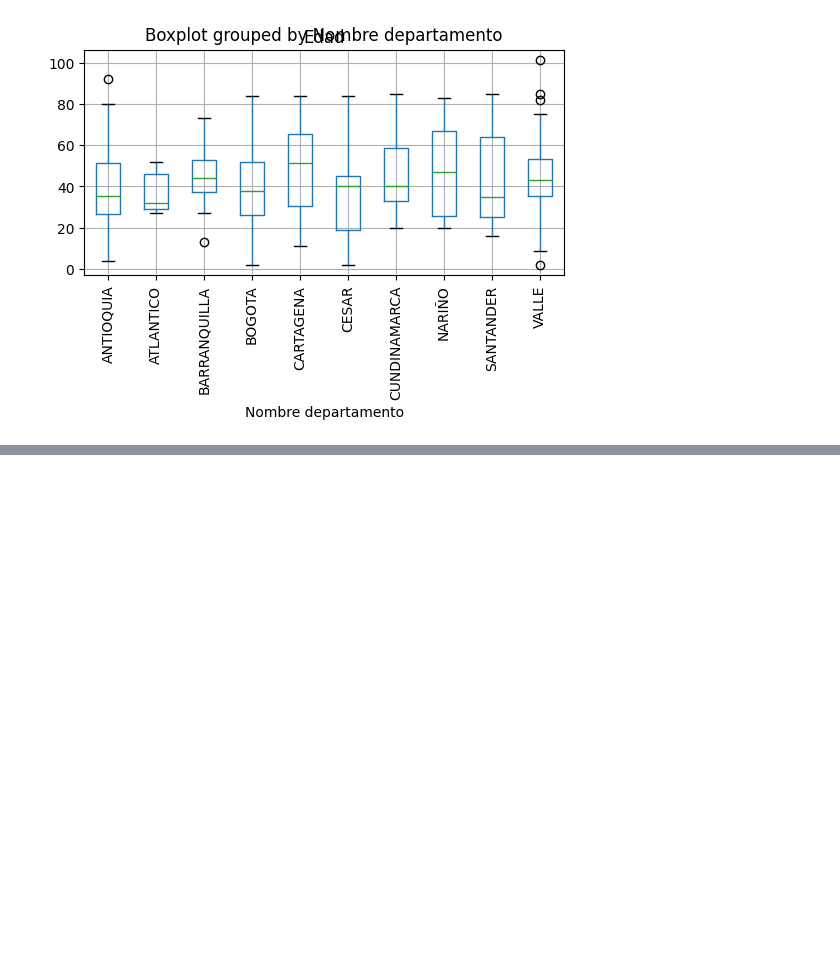
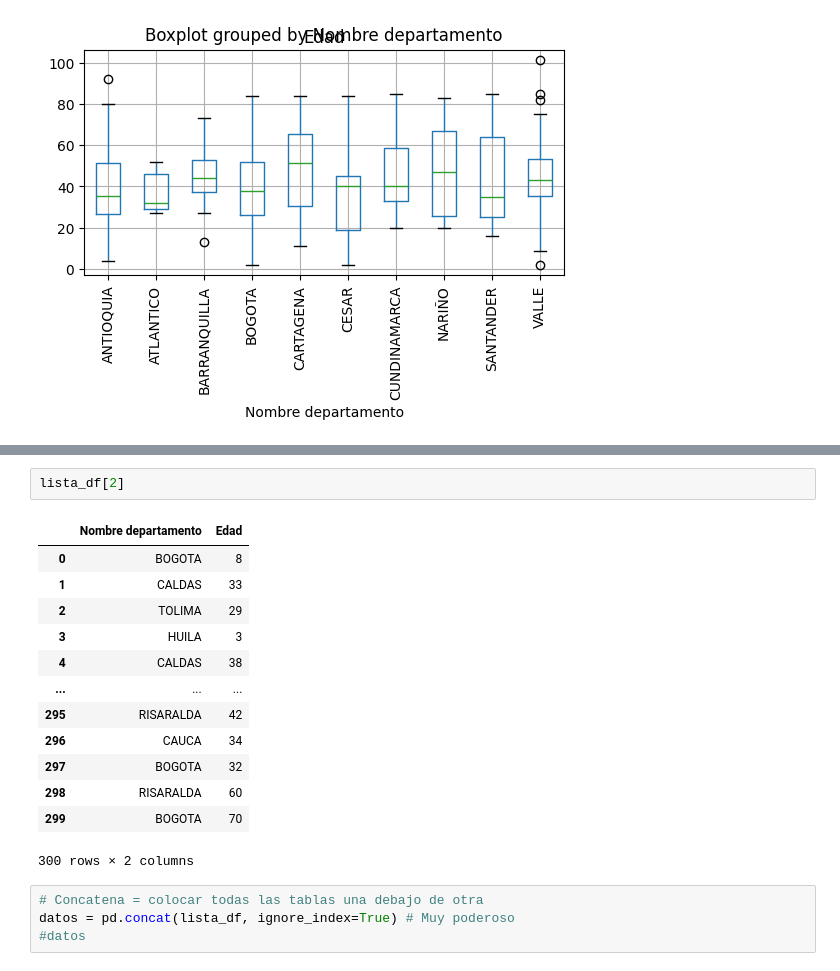
Before and after one commit to asegura4488/EDCO_IntroCienciaDatos, a Jupyter notebook: Semana2/Sesion4.ipynb, the cells around one changed output, grey strips where cells are left out. Cells and saved outputs as stored; diff of their text form; blank space fills up the shorter version.

```diff
--- a/Semana2/Sesion4.ipynb
+++ b/Semana2/Sesion4.ipynb
@@ -240,0 +253,20 @@ datos_top10.boxplot(
+# %%
+lista_df[2]
+# %% [output]
+|  | Nombre departamento | Edad |
+| 0 | BOGOTA | 8 |
+| 1 | CALDAS | 33 |
+| 2 | TOLIMA | 29 |
+| 3 | HUILA | 3 |
+| 4 | CALDAS | 38 |
+| ... | ... | ... |
+| 295 | RISARALDA | 42 |
+| 296 | CAUCA | 34 |
+| 297 | BOGOTA | 32 |
+| 298 | RISARALDA | 60 |
+| 299 | BOGOTA | 70 |
+300 rows × 2 columns
+# %%
+# Concatena = colocar todas las tablas una debajo de otra
+datos = pd.concat(lista_df, ignore_index=True) # Muy poderoso
+#datos
```
Also changed, not shown: parts of 6 cells of this notebook.
